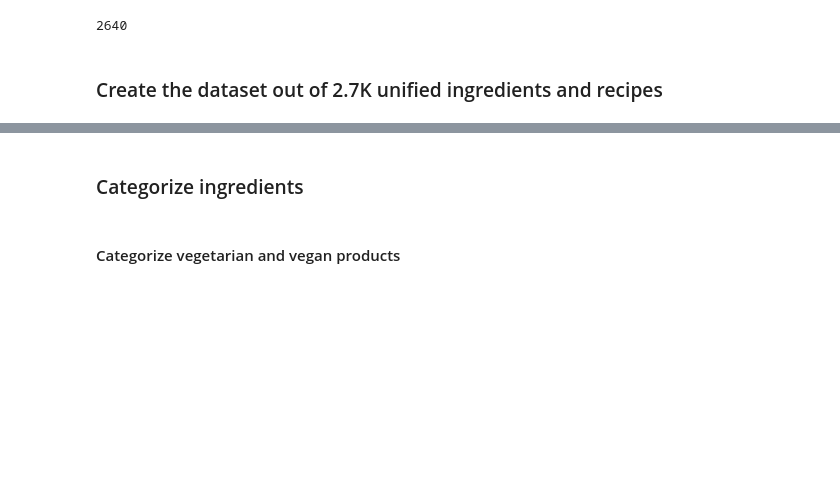
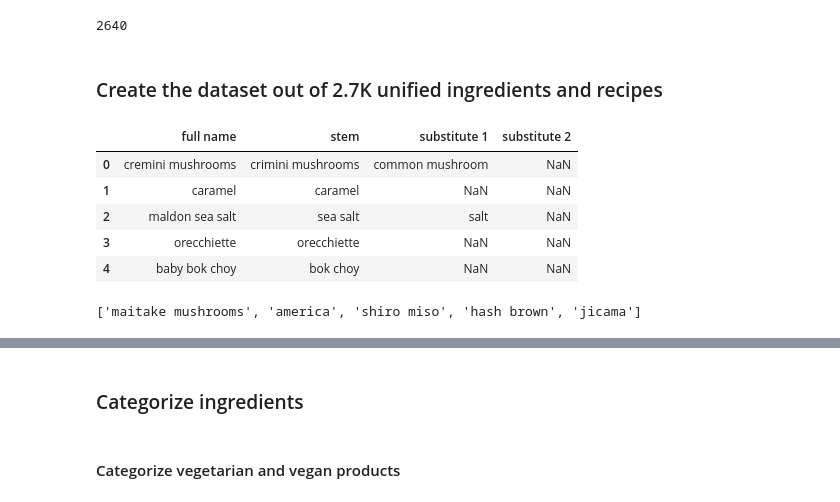
Before and after one commit to cgutwein/grocery-and-meal-assistant, a Jupyter notebook: python/Simplify the ingredients and create dataset with unified ingredients.ipynb, the cells around one changed output, grey strips where cells are left out. Saved outputs shown, nothing was run; the diff lists cells and outputs as text; code cells hidden in the pictures; blank space fills up the shorter version.

```diff
--- a/python/Simplify the ingredients and create dataset with unified ingredients.ipynb
+++ b/python/Simplify the ingredients and create dataset with unified ingredients.ipynb
@@ -142,0 +145,15 @@ for column in list(['split', 'pos', 'short_split']):
+# %%
+# read the full list of 3700 ingredients
+ingredients=pd.read_csv('data/ingredients.csv')
+ingredients.drop('Column1', axis=1, inplace=True)
+# %%
+ingredients.columns=['full', 'stem', 'subs1', 'subs2']
+# %%
+ingredients.head()
+# %% [output]
+|  | full name | stem | substitute 1 | substitute 2 |
+| 0 | cremini mushrooms | crimini mushrooms | common mushroom | NaN |
+| 1 | caramel | caramel | NaN | NaN |
+| 2 | maldon sea salt | sea salt | salt | NaN |
+| 3 | orecchiette | orecchiette | NaN | NaN |
+| 4 | baby bok choy | bok choy | NaN | NaN |
@@ -147 +168,5 @@ data_short=data[['title','calories','protein','carbs','fat','sodium','steps', 'm
+# %%
+short_ingredients[:5]
+# %% [output]
+['maitake mushrooms', 'america', 'shiro miso', 'hash brown', 'jicama']
 # %%
```
Also changed, not shown: parts of 25 cells of this notebook, 1 other file.
